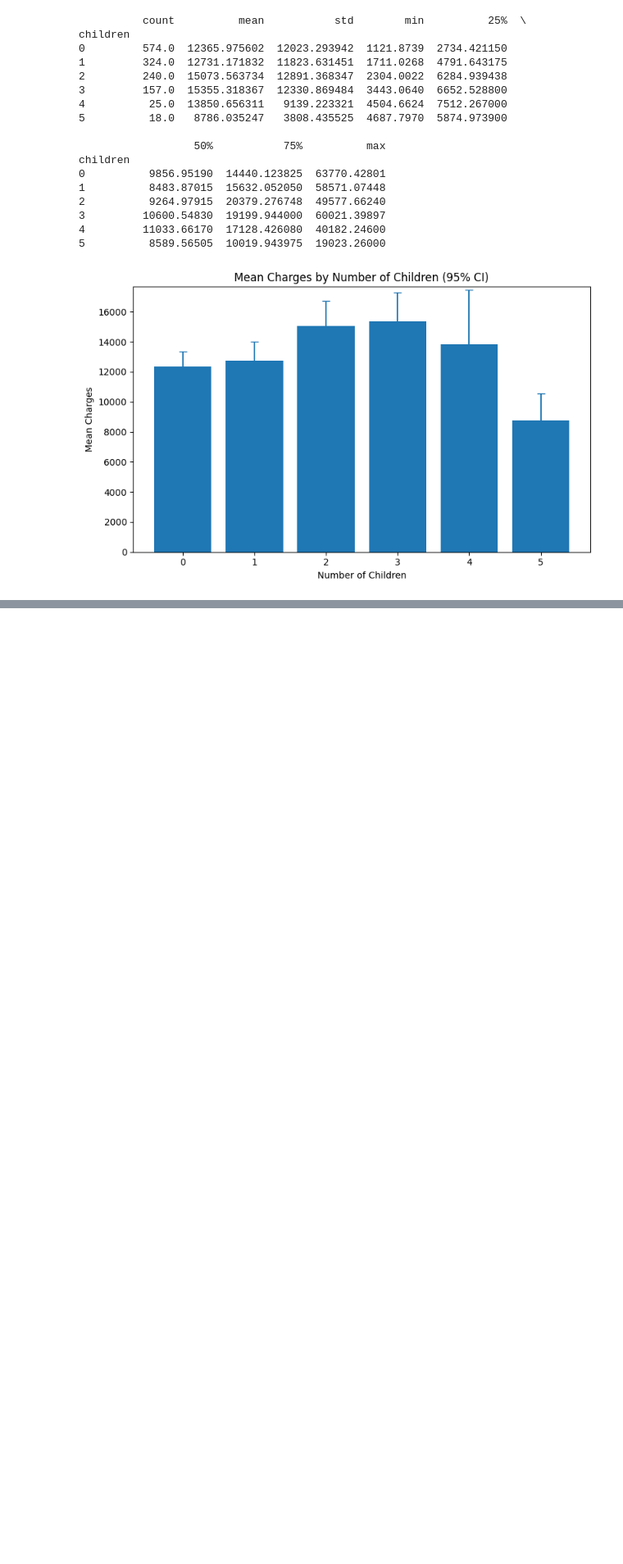
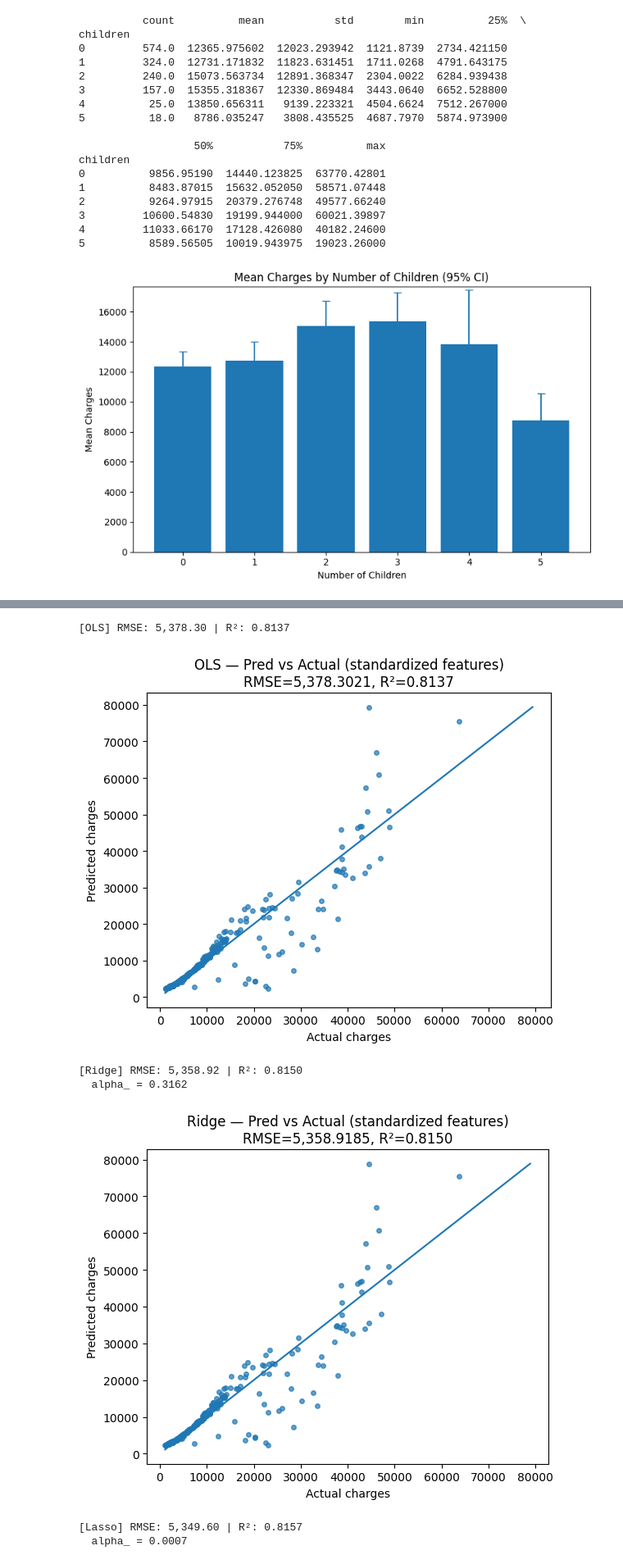
Before and after one commit to grayycc/datathon-2025, a Jupyter notebook: final.ipynb, the cells around one changed output, grey strips where cells are left out. Shown: that part at 82% size. Saved outputs shown, nothing was run; the diff lists cells and outputs as text; code cells hidden in the pictures; blank space fills up the shorter version.

Commit message:
OLS, Ridge, Lasso, Enet

```diff
--- a/final.ipynb
+++ b/final.ipynb
@@ -192,0 +167,79 @@ print(f"[Linear] RMSE: {lin_rmse:,.2f} | R²: {lin_r2:.3f}")
+# %%
+# --- CONFIG ---
+USE_LOG_TARGET = True
+features = ['age', 'bmi', 'sex', 'smoker', 'region', 'children', 'bmi_x_smoker', 'age_x_smoker']
+target   = 'charges'
+
+X = df[features].copy()
+y = np.log1p(df[target]) if USE_LOG_TARGET else df[target].copy()
+
+X_train, X_test, y_train, y_test = train_test_split(X, y, test_size=0.2, random_state=42)
+
+num_cols = ['age', 'bmi', 'children', 'bmi_x_smoker', 'age_x_smoker']
+cat_cols = ['sex', 'smoker', 'region']
+
+# ✅ Preprocess: scale numeric + one-hot categorical
+pre = ColumnTransformer(
+    transformers=[
+        ("num", StandardScaler(), num_cols),
+        ("cat", Pipeline([
+            ("onehot", OneHotEncoder(handle_unknown="ignore", sparse_output=False)),
+            ("scale", StandardScaler(with_mean=False))  # scale one-hot columns too
+        ]), cat_cols)
+    ]
+)
+
+# --- Models ---
+ols = LinearRegression()
+ridge = RidgeCV(alphas=np.logspace(-3, 3, 25), cv=5)
+lasso = LassoCV(alphas=np.logspace(-4, 1, 30), cv=5, max_iter=10000, n_jobs=-1, random_state=42)
+enet  = ElasticNetCV(l1_ratio=[0.15, 0.3, 0.5, 0.7, 0.85, 1.0],
+                     alphas=np.logspace(-4, 1, 30), cv=5, max_iter=20000, n_jobs=-1, random_state=42)
+
+models = {"OLS": ols, "Ridge": ridge, "Lasso": lasso, "ElasticNet": enet}
+
+def eval_and_plot(name, model):
+    pipe = Pipeline([
+        ("prep", pre),
+        ("model", model),
+    ])
+    pipe.fit(X_train, y_train)
+    y_pred = pipe.predict(X_test)
+
+    if USE_LOG_TARGET:
+        y_true_plot = np.expm1(y_test)
+        y_pred_plot = np.expm1(y_pred)
+    else:
+        y_true_plot = y_test
+        y_pred_plot = y_pred
+
+    mse = mean_squared_error(y_true_plot, y_pred_plot)
+    rmse = np.sqrt(mse)
+    r2   = r2_score(y_true_plot, y_pred_plot)
+
+    print(f"[{name}] RMSE: {rmse:,.2f} | R²: {r2:.4f}")
+    if hasattr(model, "alpha_"):
+        print(f"  alpha_ = {model.alpha_:.4f}")
+    if hasattr(model, "l1_ratio_"):
+        print(f"  l1_ratio_ = {model.l1_ratio_:.4f}")
+
+    plt.figure(figsize=(6,5))
+    plt.scatter(y_true_plot, y_pred_plot, s=16, alpha=0.7)
+    lo, hi = float(min(y_true_plot.min(), y_pred_plot.min())), float(max(y_true_plot.max(), y_pred_plot.max()))
+    plt.plot([lo, hi], [lo, hi])
+    plt.xlabel("Actual charges")
+    plt.ylabel("Predicted charges")
+    plt.title(f"{name} — Pred vs Actual (standardized features)\nRMSE={rmse:,.4f}, R²={r2:.4f}")
+    plt.tight_layout()
+    plt.show()
+
+for name, mdl in models.items():
+    eval_and_plot(name, mdl)
+# %% [output]
+[OLS] RMSE: 5,378.30 | R²: 0.8137
+[figure, added]
+[Ridge] RMSE: 5,358.92 | R²: 0.8150
+  alpha_ = 0.3162
+[figure, added]
+[Lasso] RMSE: 5,349.60 | R²: 0.8157
+  alpha_ = 0.0007
```
Also changed, not shown: parts of 13 cells of this notebook.
